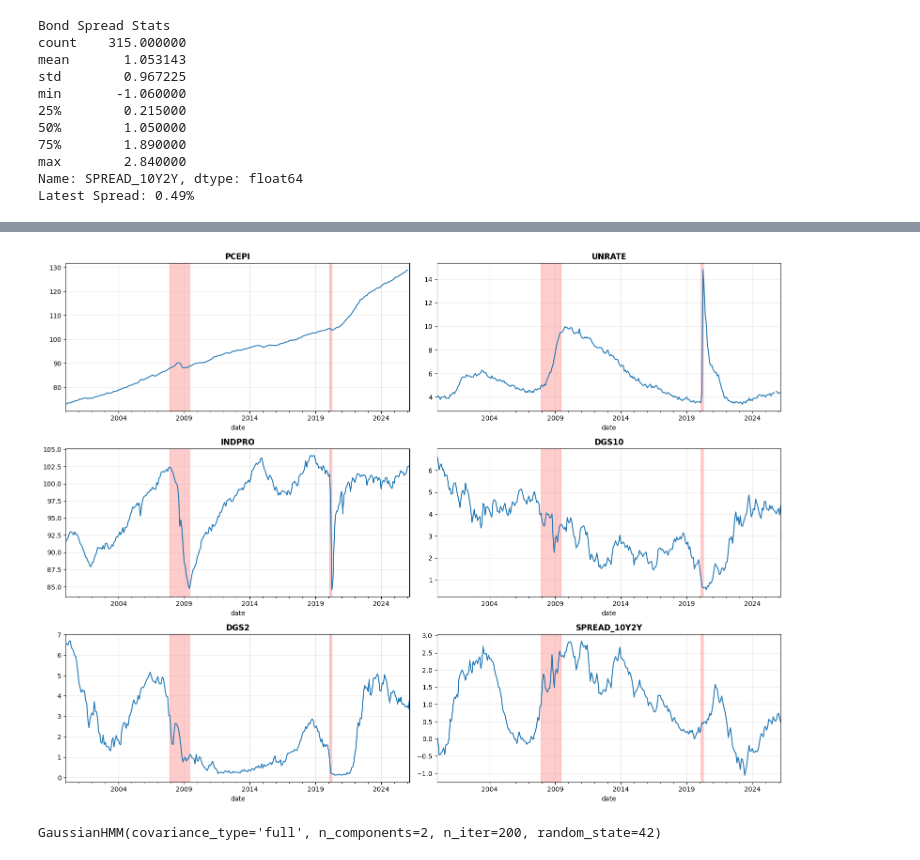
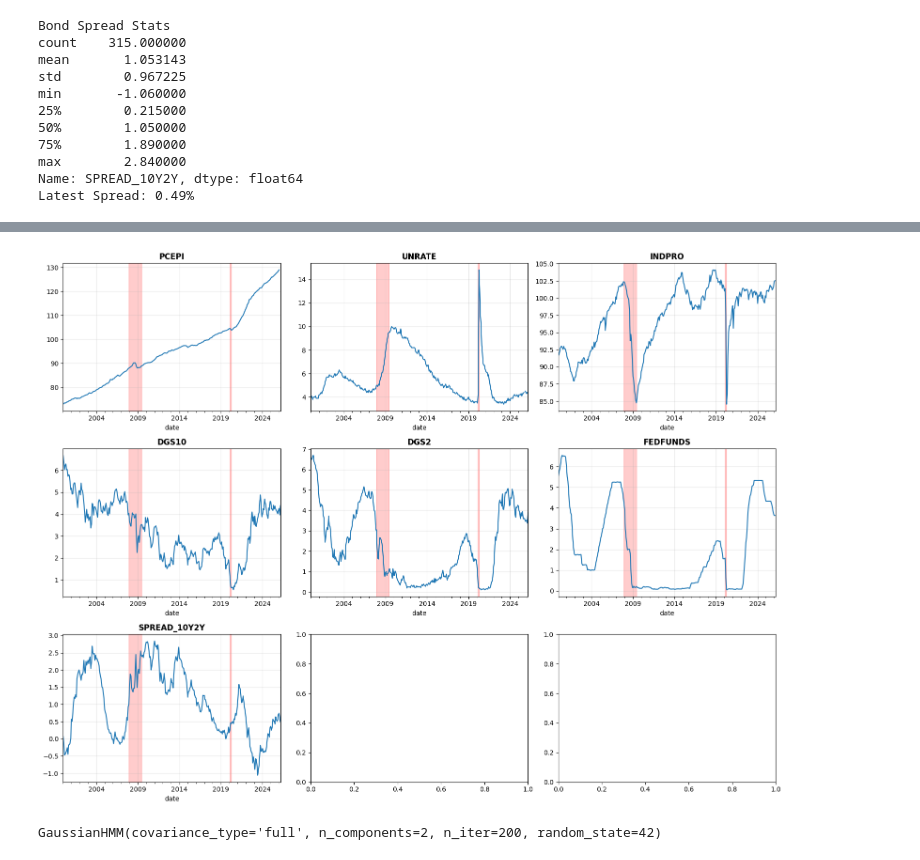
Before and after one commit to alfarasjb/ML, a Jupyter notebook: regime-detection.ipynb, the cells around one changed output, grey strips where cells are left out. Cells and saved outputs as stored; diff of their text form; code cells hidden in the pictures.

```diff
--- a/regime-detection.ipynb
+++ b/regime-detection.ipynb
@@ -21,8 +21,10 @@ indicators = {
     "UNRATE": "Unemployment Rate",
     "INDPRO": "Industrial Production",
     "DGS10": "10-Year Treasury Yield",
-    "DGS2": "2-Year Treasury Yield"
+    "DGS2": "2-Year Treasury Yield",
+    "FEDFUNDS": "Federal Funds Rate"
 }
+
 
 start_date = date(2000, 1, 1)
 raw_data = {}
@@ -94,19 +89,19 @@ macro_df.head()
 # %%
 # plot the series
-fix, axes = plt.subplots(3, 2, figsize=(16, 12))
+fix, axes = plt.subplots(3, 3, figsize=(16, 12))
 axes = axes.flatten()
 
 for i, col in enumerate(macro_df.columns):
     ax = axes[i]
     macro_df[col].plot(ax=ax, linewidth=1.5)
     ax.set_title(f'{col}', fontsize=12, fontweight='bold')
     ax.set_label('')
     ax.grid(True, alpha=0.3)
 
     # some recenssion periods
     ax.axvspan('2007-12', '2009-06', alpha=0.2, color='red', label='GFC')
     ax.axvspan('2020-02', '2020-04', alpha=0.2, color='red', label='COVID')
 plt.tight_layout()
 plt.show()
 # %% [output]
-[figure, old version]
+[figure, new version]
```
Also changed, not shown: parts of 5 cells of this notebook.
